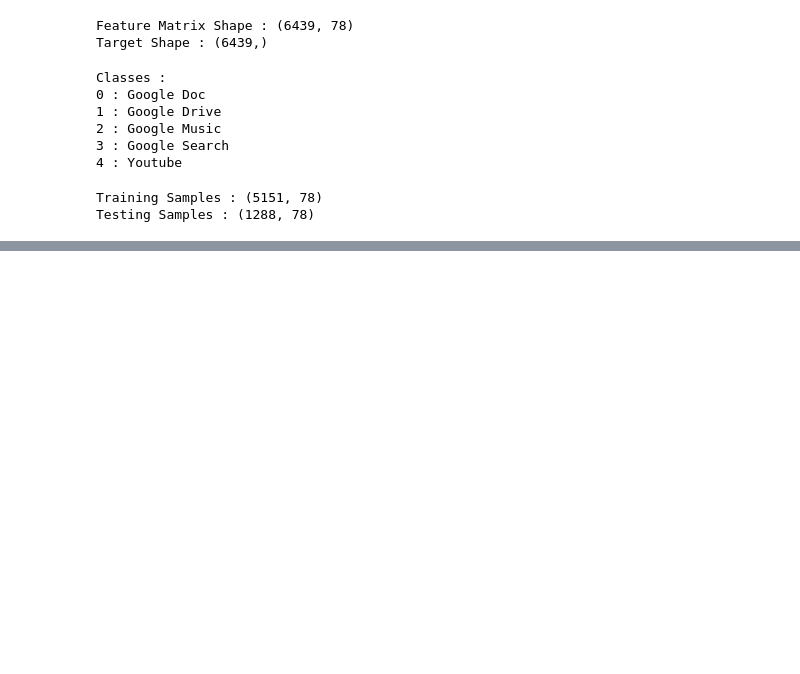
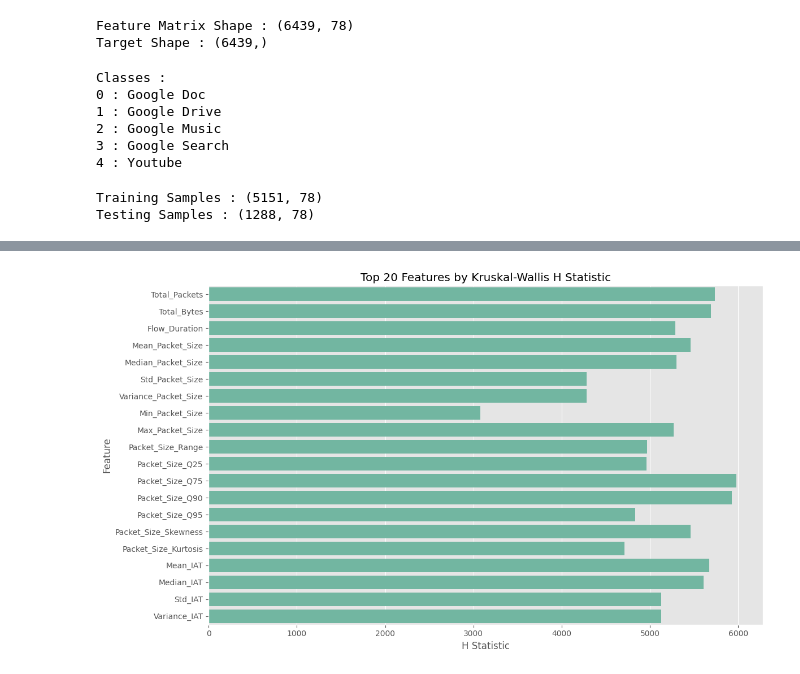
Before and after one commit to parthkhajgiwale/MSc-Capstone, a Jupyter notebook: UCDavis Baseline.ipynb, the cells around one changed output, grey strips where cells are left out. Drawn from its saved outputs; the diff is of its cells as text; code cells hidden in the pictures; blank space fills up the shorter version.

```diff
--- a/UCDavis Baseline.ipynb
+++ b/UCDavis Baseline.ipynb
@@ -134,0 +196,17 @@ X_train_scaled, X_test_scaled, _, _ = train_test_split(X_scaled,y_encoded,test_s
+# %%
+kruskal_results = []
+for feature in X.columns:
+    grouped = []
+    for label in np.unique(y_encoded):
+        grouped.append(X.loc[y_encoded == label, feature])
+    try:
+        h_stat, p_value = kruskal(*grouped)
+        kruskal_results.append({
+            "Feature": feature,
+            "H Statistic": h_stat,
+            "P Value": p_value
+        })
+    except:
+        pass
+kruskal_df = pd.DataFrame(kruskal_results)
+kruskal_df.head()
@@ -134,0 +243,3 @@ X_train_scaled, X_test_scaled, _, _ = train_test_split(X_scaled,y_encoded,test_s
+# %%
+kruskal_sorted = kruskal_df.sort_values(by="P Value")
+kruskal_sorted.head(20)
@@ -134,0 +289,11 @@ X_train_scaled, X_test_scaled, _, _ = train_test_split(X_scaled,y_encoded,test_s
+# %%
+top20 = kruskal_sorted.head(20)
+plt.figure(figsize=(12,7))
+sns.barplot(data=top20,y="Feature",x="H Statistic")
+plt.title("Top 20 Features by Kruskal-Wallis H Statistic")
+plt.xlabel("H Statistic")
+plt.ylabel("Feature")
+plt.tight_layout()
+plt.show()
+# %% [output]
+[figure, added]
```
Also changed, not shown: parts of 14 cells of this notebook.
